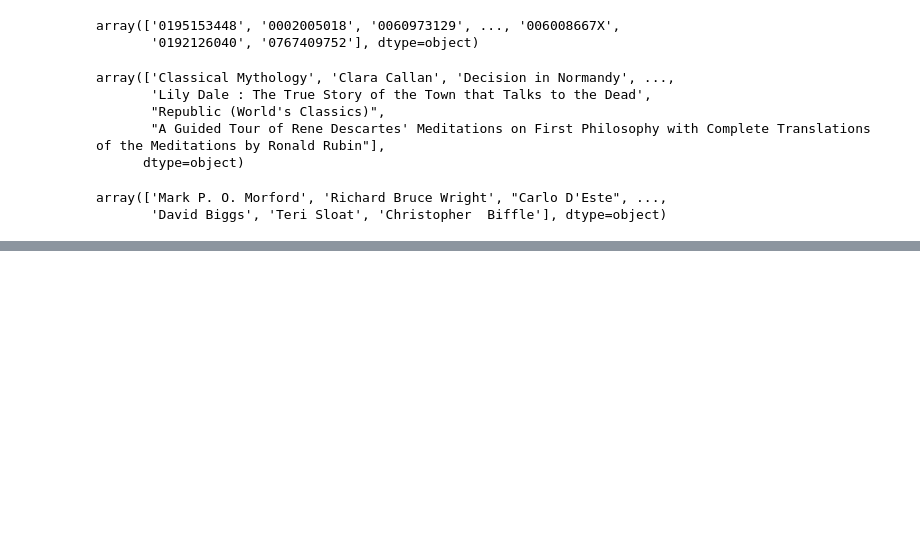
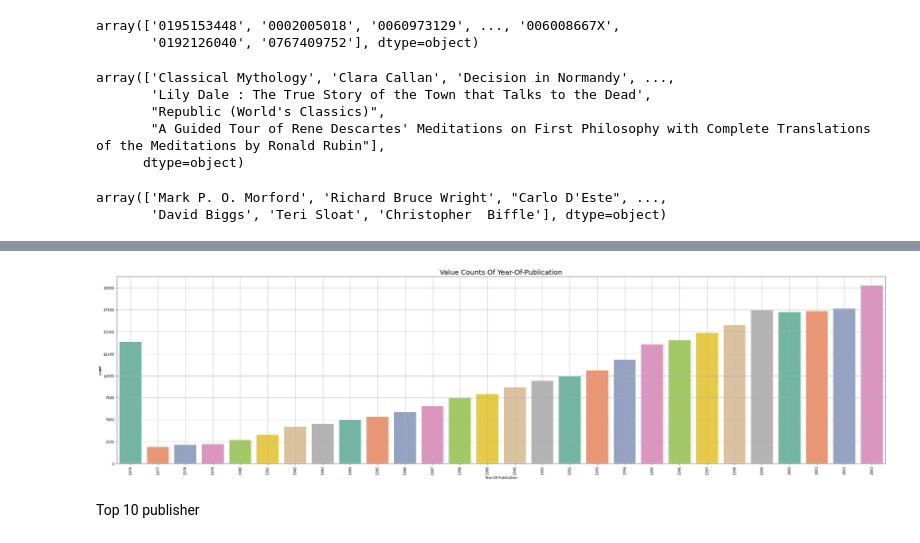
Before and after one commit to saurabhshinkar/BRS, a Jupyter notebook: Book_Recommendation_System_Saurabh_Shinkar.ipynb, the cells around one changed output, grey strips where cells are left out. Saved outputs shown, nothing was run; the diff lists cells and outputs as text; code cells hidden in the pictures; blank space fills up the shorter version.

```diff
--- a/Book_Recommendation_System_Saurabh_Shinkar.ipynb
+++ b/Book_Recommendation_System_Saurabh_Shinkar.ipynb
@@ -460,0 +549,14 @@ Name: Country, dtype: int64
+# %%
+#Value Counts Of Year-Of-Publication
+plt.rcParams['figure.figsize'] = (40,10)
+fig = sns.countplot(x=books['Year-Of-Publication'],palette="Set2")
+plt.xticks(rotation=90, horizontalalignment="center")
+plt.grid()
+
+plt.title("Value Counts Of Year-Of-Publication",fontsize=20)
+
+plt.show()
+# %% [output]
+[figure, added]
+# %% [markdown]
+Top 10 publisher
```
Also changed, not shown: parts of 39 cells of this notebook.
